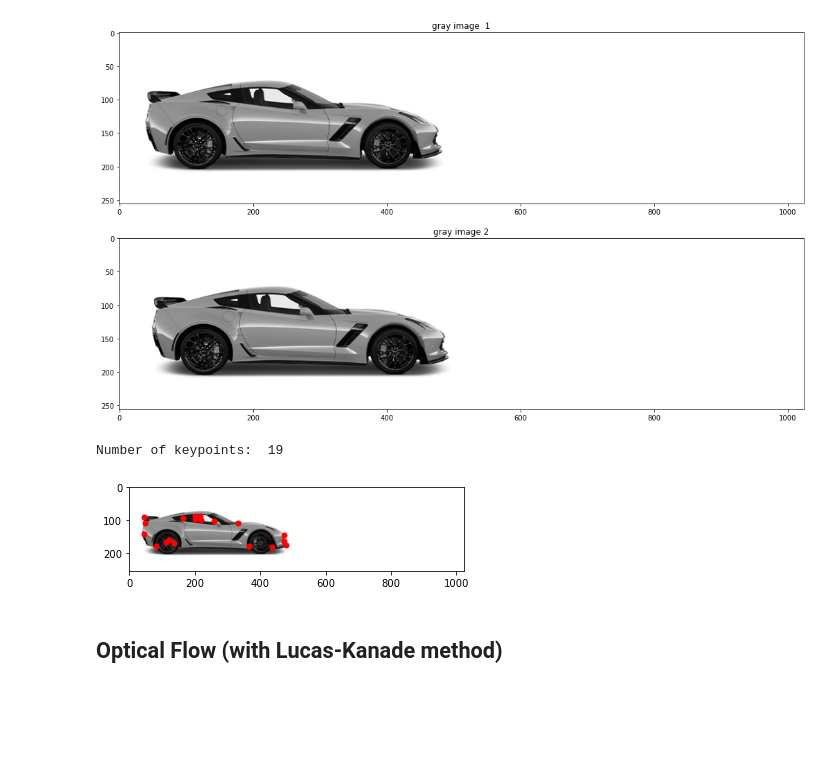
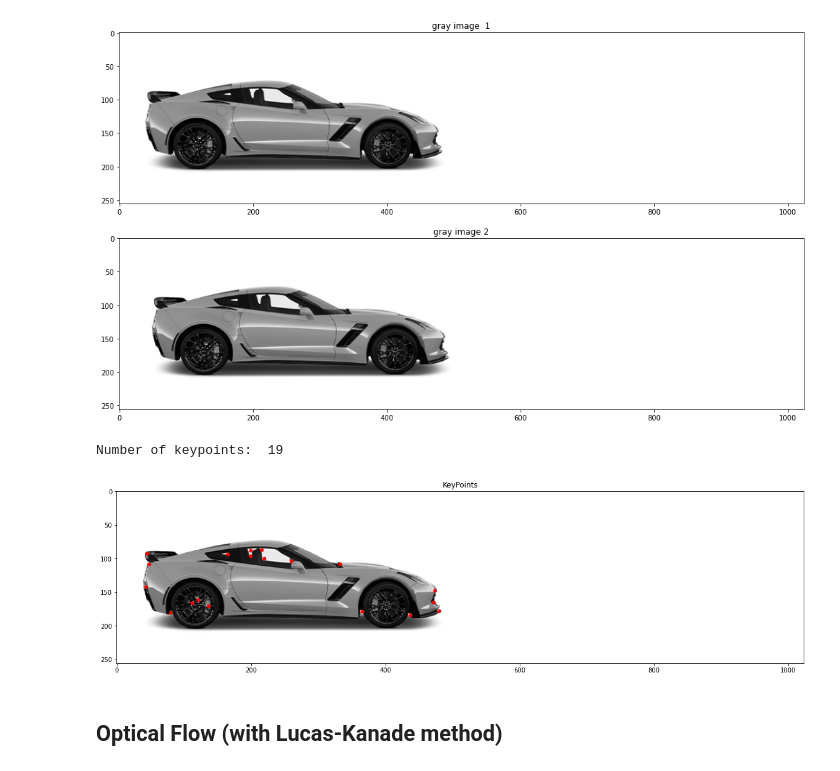
Before and after one commit to jarix/CV_Python_Experiments, a Jupyter notebook: Optical_flow_motion_vectors.ipynb, the cells around one changed output. Saved outputs shown, nothing was run; the diff lists cells and outputs as text; code cells hidden in the pictures; blank space fills up the shorter version.

```diff
--- a/Optical_flow_motion_vectors.ipynb
+++ b/Optical_flow_motion_vectors.ipynb
@@ -46,24 +46,26 @@ ax2.imshow(imageGray_2, cmap="gray")
 # %%
 # ShiThomas corner detector settings
 detector_parameters = {
     "maxCorners" : 30,
     "qualityLevel" : 0.3,
     "minDistance" : 7,
     "blockSize" : 7
 }
 
 # Find corner points
 keyPoints_frame_1 = cv2.goodFeaturesToTrack(imageGray_1, mask = None, **detector_parameters)
 print("Number of keypoints: ", len(keyPoints_frame_1))
 
 # Display keypoints
-plt.imshow(imageGray_1, cmap="gray")
+f, ax = plt.subplots(figsize=(20,10))
+ax.set_title("KeyPoints")
+ax.imshow(imageGray_1, cmap="gray")
+
 for keyPoint in keyPoints_frame_1:
     plt.plot(keyPoint[0][0], keyPoint[0][1], 'r.', markersize = 10)
-    #print(keyPoint)
 # %% [output]
 Number of keypoints:  19
-[figure, old version]
+[figure, new version]
 # %% [markdown]
 ## Optical Flow (with Lucas-Kanade method)
 # %%
```
Also changed, not shown: parts of 1 cell of this notebook.
